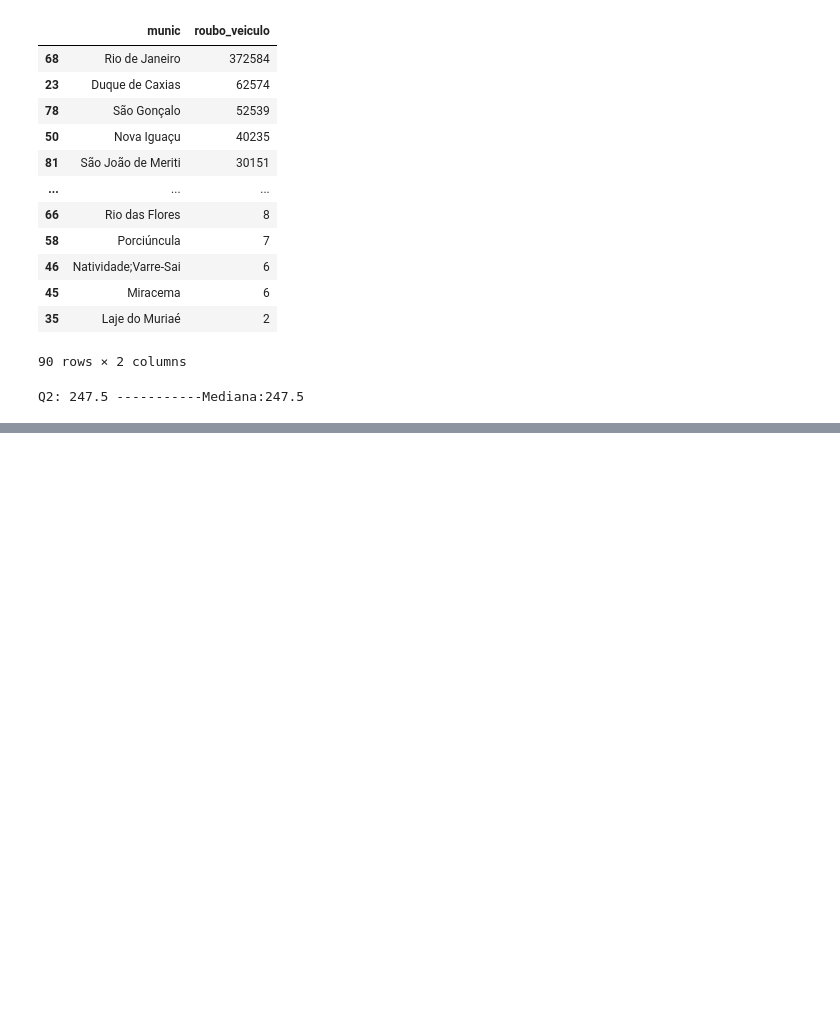
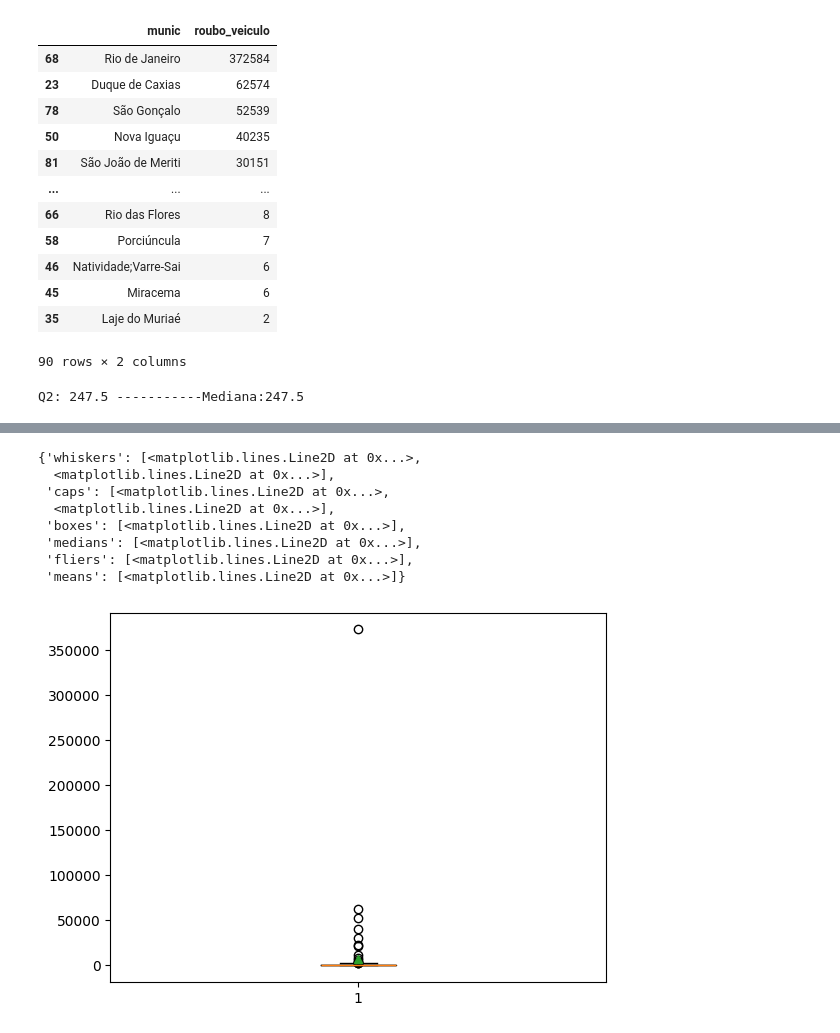
Before and after one commit to luizesantoss/Analises, a Jupyter notebook: 06.merge.ipynb, the cells around one changed output, grey strips where cells are left out. Cells and saved outputs as stored; diff of their text form; code cells hidden in the pictures; blank space fills up the shorter version.

```diff
--- a/06.merge.ipynb
+++ b/06.merge.ipynb
@@ -75,0 +173,16 @@ Q2: 247.5 -----------Mediana:247.5
+# %%
+# showmeans( true uo false) -> True marca a media
+# Showfliers ( true uo false) -> para marcar outliers
+#
+
+plt.boxplot(roubo_veiculo_array,vert=True, showmeans=True, showfliers=True)
+# %% [output]
+{'whiskers': [<matplotlib.lines.Line2D at 0x...>,
+  <matplotlib.lines.Line2D at 0x...>],
+ 'caps': [<matplotlib.lines.Line2D at 0x...>,
+  <matplotlib.lines.Line2D at 0x...>],
+ 'boxes': [<matplotlib.lines.Line2D at 0x...>],
+ 'medians': [<matplotlib.lines.Line2D at 0x...>],
+ 'fliers': [<matplotlib.lines.Line2D at 0x...>],
+ 'means': [<matplotlib.lines.Line2D at 0x...>]}
+[figure, added]
```
Also changed, not shown: parts of 7 cells of this notebook, 2 other files.
